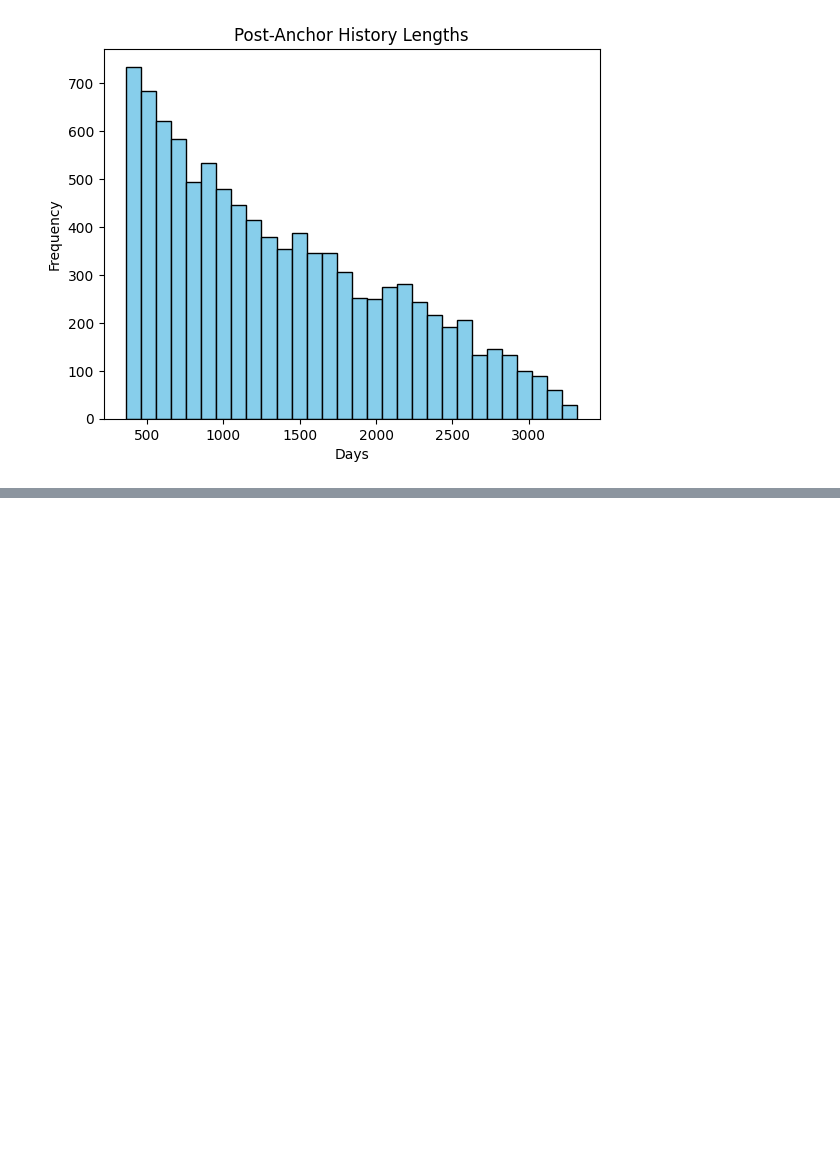
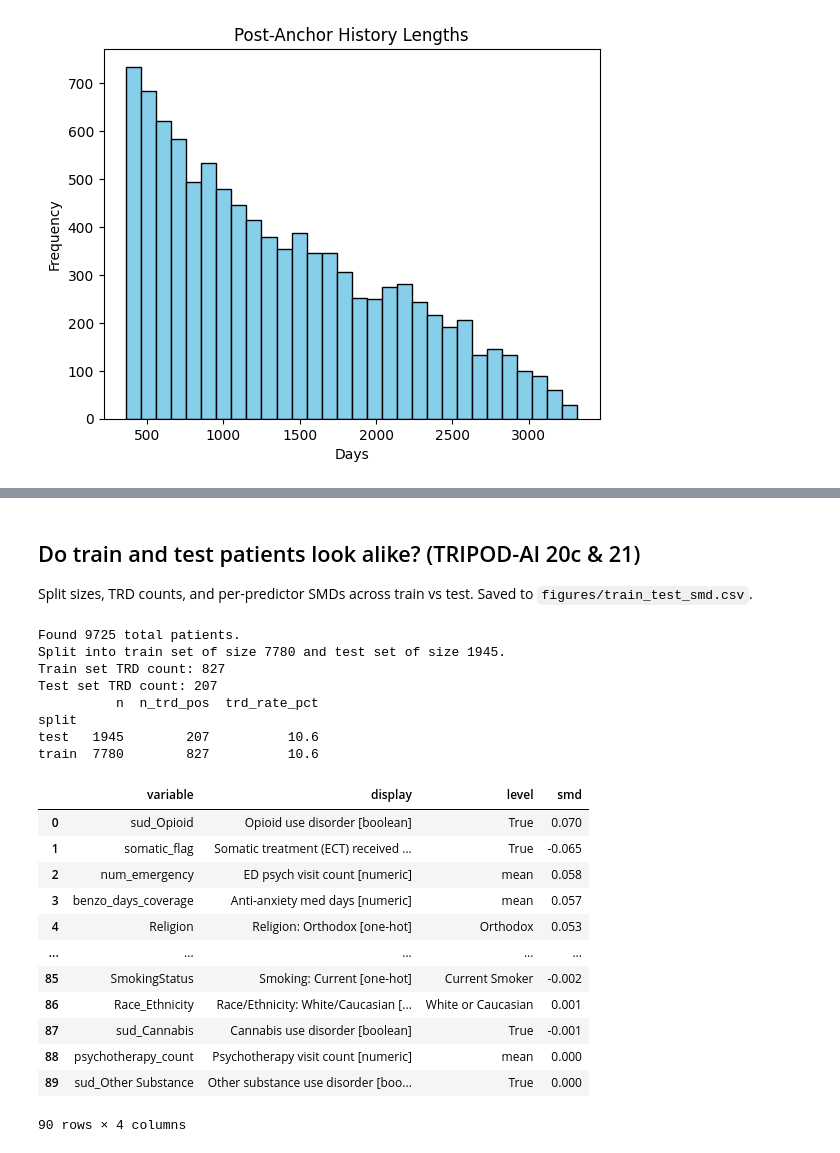
Before and after one commit to Pirate-Hunter-Zoro/Digital-Twins, a Jupyter notebook: notebooks/cohort_investigation.ipynb, the cells around one changed output, grey strips where cells are left out. Saved outputs shown, nothing was run; the diff lists cells and outputs as text; code cells hidden in the pictures; blank space fills up the shorter version.

```diff
--- a/notebooks/cohort_investigation.ipynb
+++ b/notebooks/cohort_investigation.ipynb
@@ -594,0 +912,58 @@ overall_float_quantiles.to_csv(save_folder / "overall_numeric.csv")
+# %% [markdown]
+## Do train and test patients look alike? (TRIPOD-AI 20c & 21)
+Split sizes, TRD counts, and per-predictor SMDs across train vs test. Saved to `figures/train_test_smd.csv`.
+# %%
+from scripts.digital_twins.predictions.create_train_test_split import create_train_test_split
+from scripts.shared.feature_display_names import humanize_feature_names
+
+train_ids, test_ids = create_train_test_split()
+cohort['split'] = np.where(cohort.index.isin(test_ids), 'test', 'train')
+
+# 21 - split sizes and TRD-positive counts
+split_summary = cohort.groupby('split')['trd_label'].agg(n='size', n_trd_pos='sum')
+split_summary['trd_rate_pct'] = (split_summary['n_trd_pos'] / split_summary['n'] * 100).round(1)
+print(split_summary)
+
+# 20c - SMD across train vs test for every predictor column
+train = cohort[cohort['split'] == 'train']
+test = cohort[cohort['split'] == 'test']
+exclude = {'trd_label', 'age_band', 'split'}
+
+smd_rows = []
+for col in cohort.select_dtypes(include='float64').columns:
+    if col in exclude:
+        continue
+    smd_rows.append({'variable': col, 'display': humanize_feature_names([col])[0], 'level': 'mean', 'smd': round(smd_continuous(train[col], test[col]), 3)})
+for col in cohort.select_dtypes(include='bool').columns:
+    smd_rows.append({'variable': col, 'display': humanize_feature_names([col])[0], 'level': 'True', 'smd': round(smd_binary(train[col].mean(), test[col].mean()), 3)})
+for col in cohort.select_dtypes(include='category').columns:
+    if col in exclude:
+        continue
+    for level in cohort[col].cat.categories:
+        smd_rows.append({'variable': col, 'display': humanize_feature_names([f"{col}_{level}"])[0], 'level': str(level), 'smd': round(smd_binary(train[col].eq(level).mean(), test[col].eq(level).mean()), 3)})
+
+train_test_smd = pd.DataFrame(smd_rows).sort_values('smd', key=lambda s: s.abs(), ascending=False).reset_index(drop=True)
+train_test_smd.to_csv(save_folder / "train_test_smd.csv", index=False)
+train_test_smd
+# %% [output]
+Found 9725 total patients.
+Split into train set of size 7780 and test set of size 1945.
+Train set TRD count: 827
+Test set TRD count: 207
+          n  n_trd_pos  trd_rate_pct
+split
+test   1945        207          10.6
+train  7780        827          10.6
+|  | variable | display | level | smd |
+| 0 | sud_Opioid | Opioid use disorder [boolean] | True | 0.070 |
+| 1 | somatic_flag | Somatic treatment (ECT) received ... | True | -0.065 |
+| 2 | num_emergency | ED psych visit count [numeric] | mean | 0.058 |
+| 3 | benzo_days_coverage | Anti-anxiety med days [numeric] | mean | 0.057 |
+| 4 | Religion | Religion: Orthodox [one-hot] | Orthodox | 0.053 |
+| ... | ... | ... | ... | ... |
+| 85 | SmokingStatus | Smoking: Current [one-hot] | Current Smoker | -0.002 |
+| 86 | Race_Ethnicity | Race/Ethnicity: White/Caucasian [... | White or Caucasian | 0.001 |
+| 87 | sud_Cannabis | Cannabis use disorder [boolean] | True | -0.001 |
+| 88 | psychotherapy_count | Psychotherapy visit count [numeric] | mean | 0.000 |
+| 89 | sud_Other Substance | Other substance use disorder [boo... | True | 0.000 |
+90 rows × 4 columns
```
Also changed, not shown: parts of 23 cells of this notebook, 3 other files.
